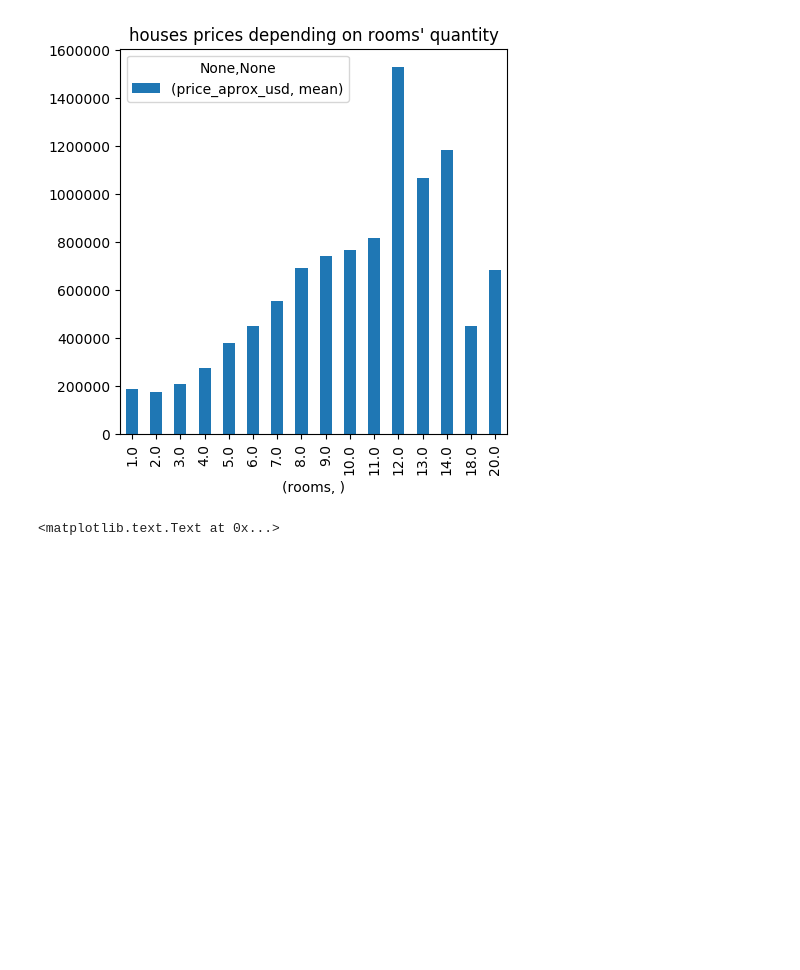
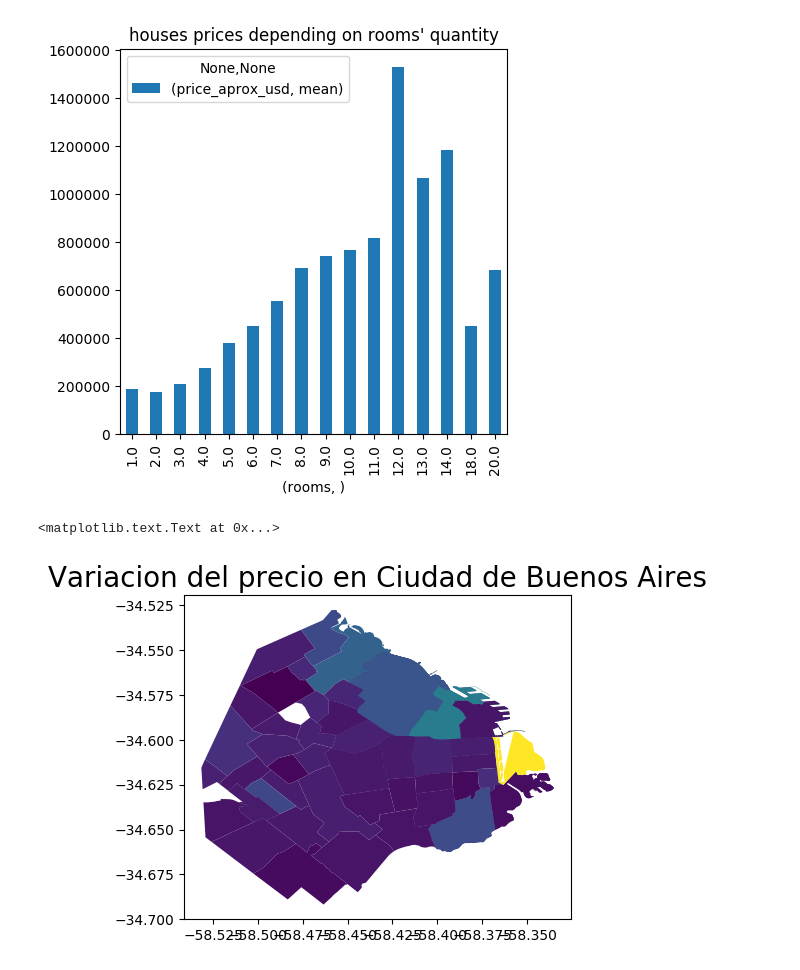
Before and after one commit to Monty1991/TPDATOS_7506_2017_2_ARGERICH, a Jupyter notebook: TP.ipynb, the cells around one changed output. Saved outputs shown, nothing was run; the diff lists cells and outputs as text; code cells hidden in the pictures; blank space fills up the shorter version.

```diff
--- a/TP.ipynb
+++ b/TP.ipynb
@@ -443,14 +443,15 @@ def belongToPolygon(geoDf, buenosAiresMap):
     geoDf['geometry'] = gpd.GeoSeries(polygons)
     return geoDf
 # %%
-densityMapDf = densityMapByPropertie(df, 'Capital Federal')
+densityMapDf = densityMapByPlaceName(df, 'Capital Federal')
 geoDf = convertToGeoData(densityMapDf)
 buenosAires = pd.read_csv('barrios/barrios.csv', low_memory = False)
 buenosAires['WKT'] = pd.Series(convertStringToPolygon(buenosAires['WKT'].tolist()))
 buenosAiresMap = convertToGeoDataFrame(buenosAires)
 geoDf = belongToPolygon(geoDf, buenosAiresMap)
 #base = buenosAiresMap.plot(color = 'white', edgecolor = 'black')
 geoDf.plot(column = 'price_aprox_usd')
 plt.title('Variacion del precio en Ciudad de Buenos Aires', fontsize = 20)
 # %% [output]
 <matplotlib.text.Text at 0x...>
+[figure, added]
```
